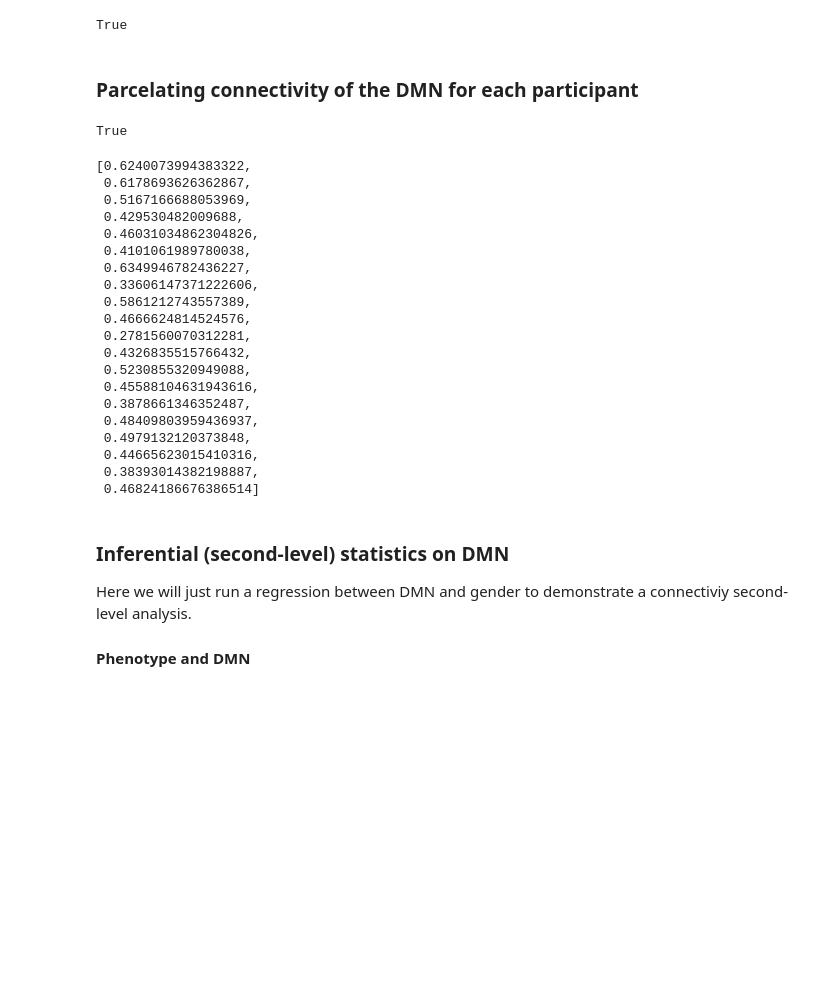
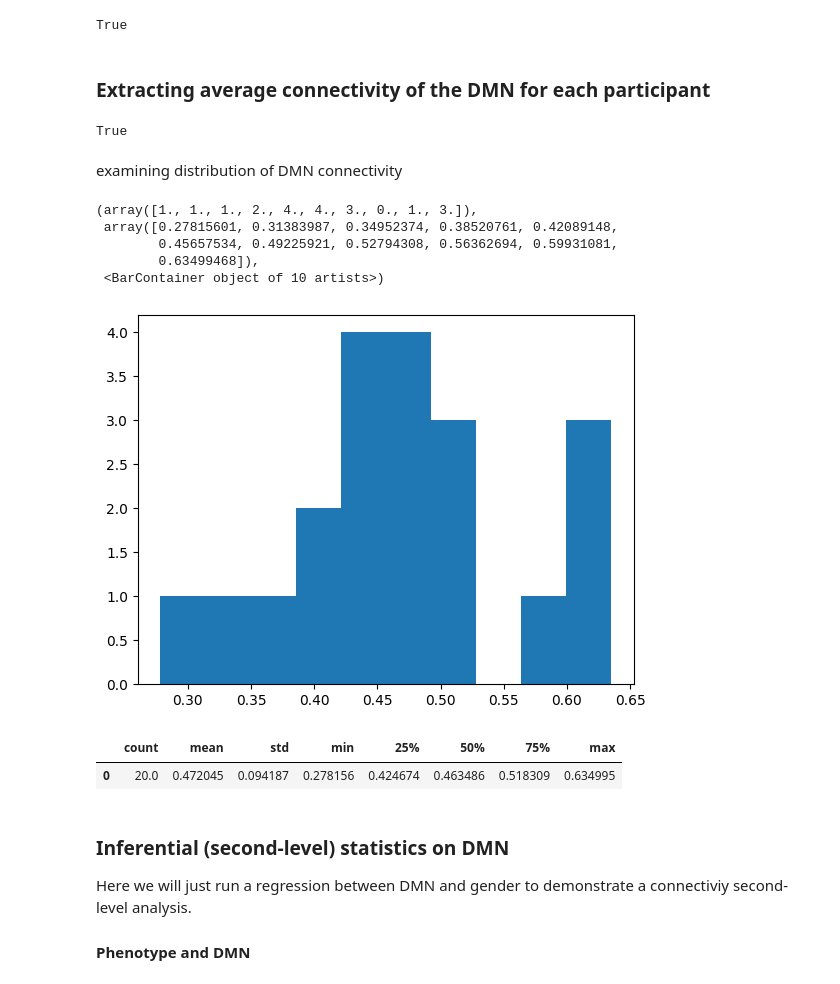
Before and after one commit to drewwint/Quant-Family-Collective-fMRI-stats, a Jupyter notebook: DWinters_QFC_wb5_rest_second_level_connectivity.ipynb, the cells around one changed output. Drawn from its saved outputs; the diff is of its cells as text; code cells hidden in the pictures; blank space fills up the shorter version.

```diff
--- a/DWinters_QFC_wb5_rest_second_level_connectivity.ipynb
+++ b/DWinters_QFC_wb5_rest_second_level_connectivity.ipynb
@@ -106,7 +119,7 @@ len(dmn_matrix) == 20
 # %% [output]
 True
 # %% [markdown]
-### Parcelating connectivity of the DMN for each participant
+### Extracting average connectivity of the DMN for each participant
 # %%
 dmn_ave = []
 for i in range(len(data.func)):
@@ -115,29 +128,22 @@ for i in range(len(data.func)):
 len(dmn_ave) == 20
 # %% [output]
 True
-# %%
-dmn_ave
-# %% [output]
-[0.6240073994383322,
- 0.6178693626362867,
- 0.5167166688053969,
- 0.429530482009688,
- 0.46031034862304826,
- 0.4101061989780038,
- 0.6349946782436227,
- 0.33606147371222606,
- 0.5861212743557389,
- 0.4666624814524576,
- 0.2781560070312281,
- 0.4326835515766432,
- 0.5230855320949088,
- 0.45588104631943616,
- 0.3878661346352487,
- 0.48409803959436937,
- 0.4979132120373848,
- 0.44665623015410316,
- 0.38393014382198887,
- 0.46824186676386514]
+# %% [markdown]
+examining distribution of DMN connectivity
+# %%
+plt.hist(dmn_ave)
+# %% [output]
+(array([1., 1., 1., 2., 4., 4., 3., 0., 1., 3.]),
+ array([0.27815601, 0.31383987, 0.34952374, 0.38520761, 0.42089148,
+        0.45657534, 0.49225921, 0.52794308, 0.56362694, 0.59931081,
+        0.63499468]),
+ <BarContainer object of 10 artists>)
+[figure, added]
+# %%
+pd.DataFrame(dmn_ave).describe().T
+# %% [output]
+|  | count | mean | std | min | 25% | 50% | 75% | max |
+| 0 | 20.0 | 0.472045 | 0.094187 | 0.278156 | 0.424674 | 0.463486 | 0.518309 | 0.634995 |
 # %% [markdown]
 ### Inferential (second-level) statistics on DMN
 
```
Also changed, not shown: parts of 34 cells of this notebook.
